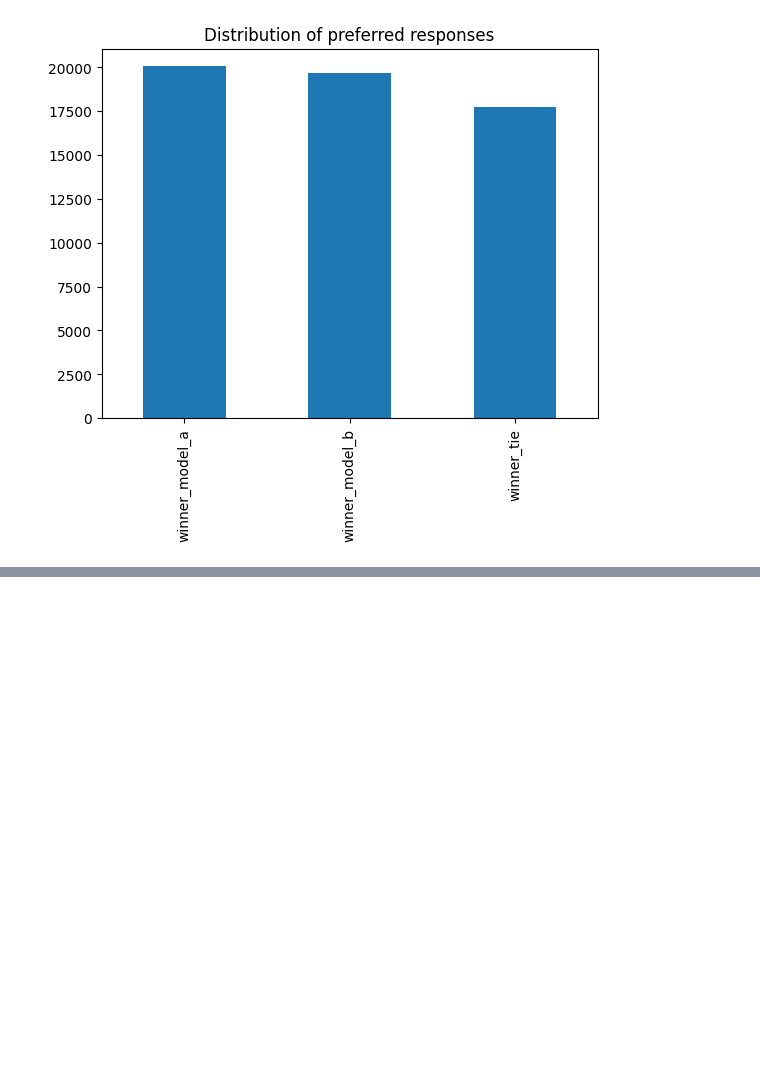
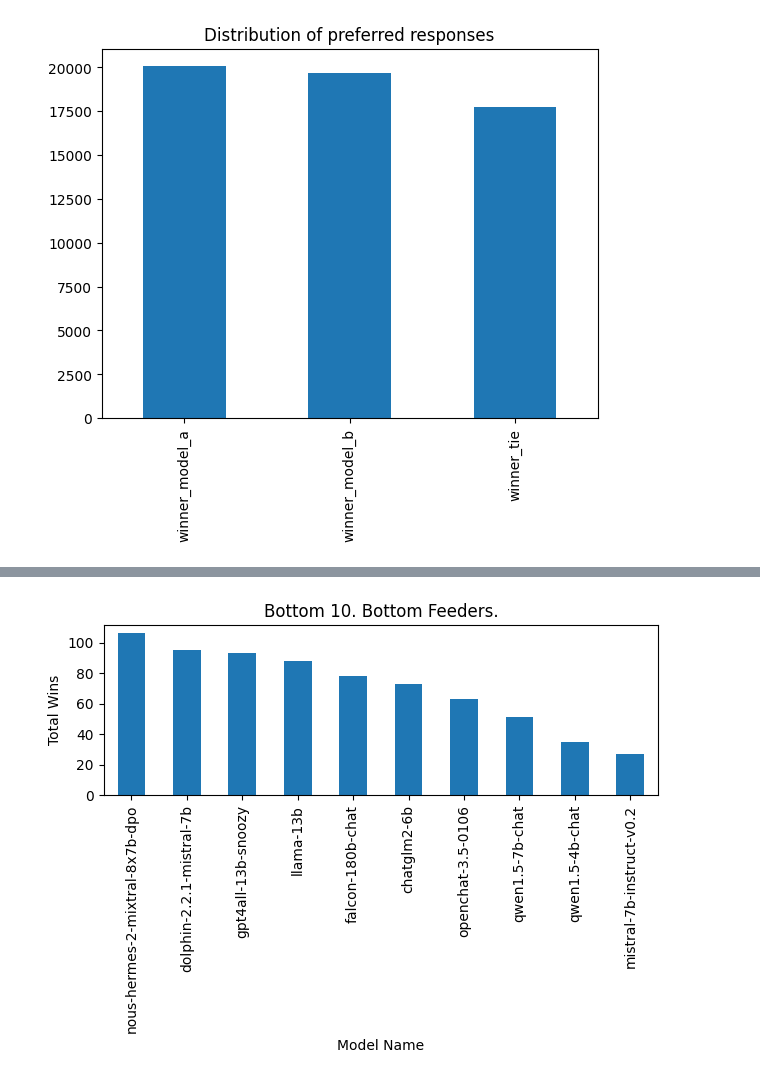
Before and after one commit to carrliitos/kaggle-LLM_Classification_Fine_Tuning, a Jupyter notebook: notebooks/00-EDA-v01.ipynb, the cells around one changed output, grey strips where cells are left out. Drawn from its saved outputs; the diff is of its cells as text; code cells hidden in the pictures; blank space fills up the shorter version.

```diff
--- a/notebooks/00-EDA-v01.ipynb
+++ b/notebooks/00-EDA-v01.ipynb
@@ -40,0 +84,15 @@ winner_counts.plot(kind="bar", title="Distribution of preferred responses")
+# %%
+bottom10 = (
+    model_stats
+    .tail(10)
+    .plot(kind="bar")
+)
+
+bottom10.set_xlabel("Model Name")
+bottom10.set_ylabel("Total Wins")
+bottom10.set_title("Bottom 10. Bottom Feeders.")
+
+plt.tight_layout()
+plt.show()
+# %% [output]
+[figure, added]
```
Also changed, not shown: parts of 6 cells of this notebook.
